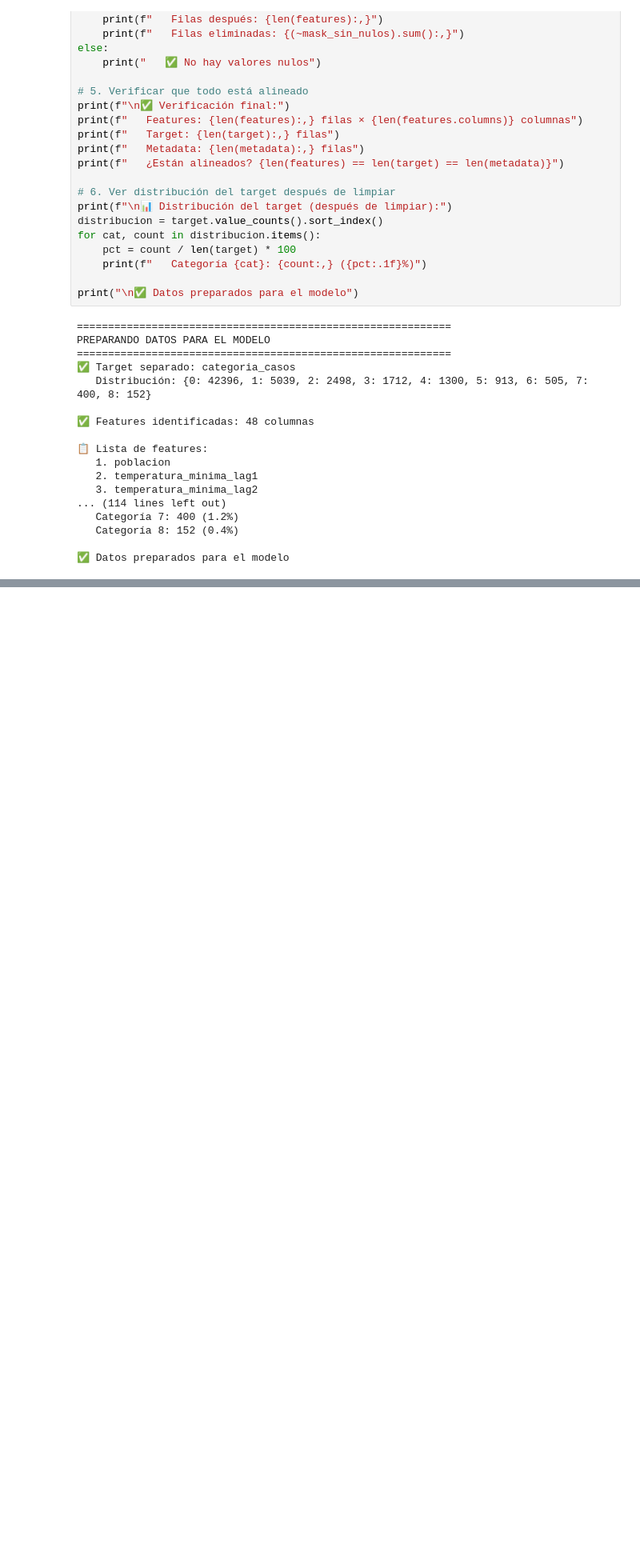
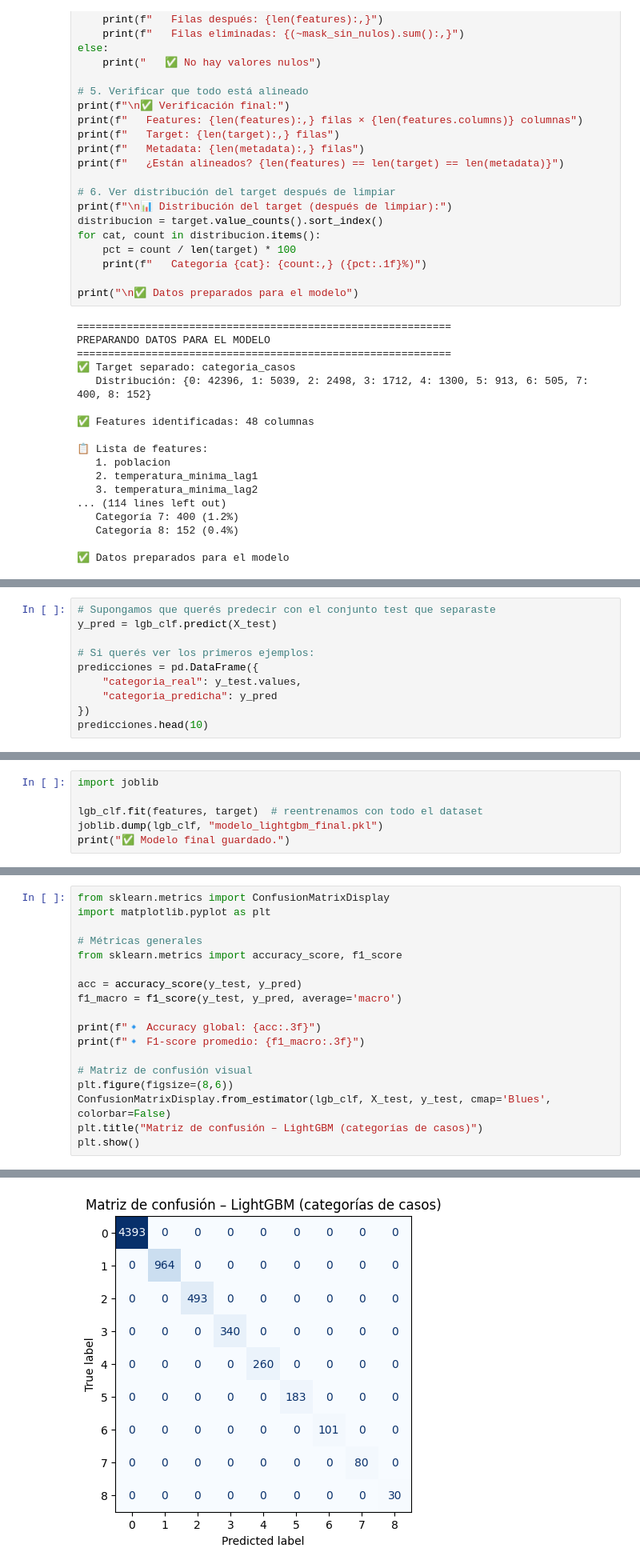
Before and after one commit to IS03/tp-dengue, a Jupyter notebook: modelos/XGBoost/modelo.ipynb, the cells around one changed output, grey strips where cells are left out. Shown at 80% size. Cells and saved outputs as stored; diff of their text form; blank space fills up the shorter version.

Commit message:
modelo completo XGBoost

```diff
--- a/modelos/XGBoost/modelo.ipynb
+++ b/modelos/XGBoost/modelo.ipynb
@@ -530,0 +628,10 @@ PREPARANDO DATOS PARA EL MODELO
+# %%
+# Supongamos que querés predecir con el conjunto test que separaste
+y_pred = lgb_clf.predict(X_test)
+
+# Si querés ver los primeros ejemplos:
+predicciones = pd.DataFrame({
+    "categoria_real": y_test.values,
+    "categoria_predicha": y_pred
+})
+predicciones.head(10)
@@ -530,0 +650,6 @@ PREPARANDO DATOS PARA EL MODELO
+# %%
+import joblib
+
+lgb_clf.fit(features, target)  # reentrenamos con todo el dataset
+joblib.dump(lgb_clf, "modelo_lightgbm_final.pkl")
+print("✅ Modelo final guardado.")
@@ -530,0 +676,19 @@ PREPARANDO DATOS PARA EL MODELO
+# %%
+from sklearn.metrics import ConfusionMatrixDisplay
+import matplotlib.pyplot as plt
+
+# Métricas generales
+from sklearn.metrics import accuracy_score, f1_score
+
+acc = accuracy_score(y_test, y_pred)
+f1_macro = f1_score(y_test, y_pred, average='macro')
+
+print(f"🔹 Accuracy global: {acc:.3f}")
+print(f"🔹 F1-score promedio: {f1_macro:.3f}")
+
+# Matriz de confusión visual
+plt.figure(figsize=(8,6))
+ConfusionMatrixDisplay.from_estimator(lgb_clf, X_test, y_test, cmap='Blues', colorbar=False)
+plt.title("Matriz de confusión – LightGBM (categorías de casos)")
+plt.show()
+# %% [output]
@@ -530,0 +698 @@ PREPARANDO DATOS PARA EL MODELO
+[figure, added]
```
Also changed, not shown: parts of 11 cells of this notebook, 1 other file.
